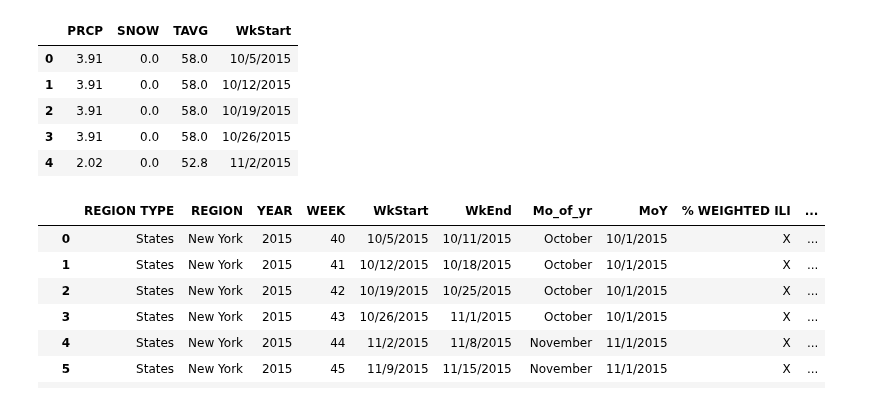
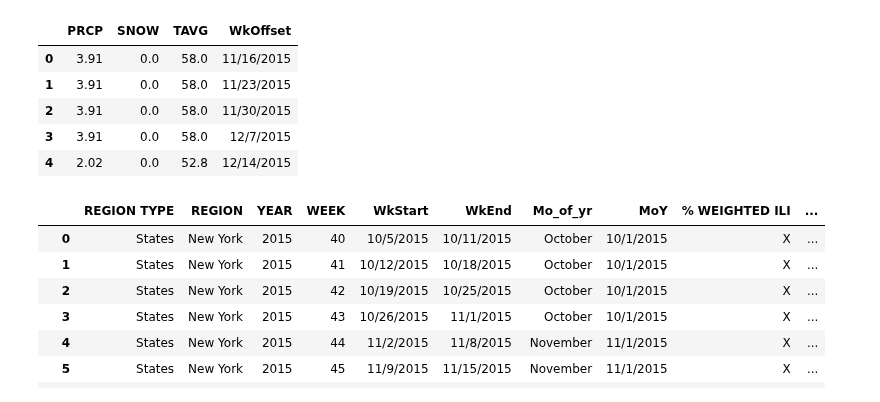
Before and after one commit to giolee88/FluTracker, a Jupyter notebook: Code/incident_vs_weather_2.ipynb, the cells around one changed output. Drawn from its saved outputs; the diff is of its cells as text; code cells hidden in the pictures.

Commit message:
scatter offset

```diff
--- a/Code/incident_vs_weather.ipynb
+++ b/Code/incident_vs_weather_2.ipynb
@@ -35,15 +35,17 @@ weather_file_df
 # %%
 # organized_df = training_data[["Name","Trainer","Weight","Membership(Days)"]]
 # organized_df.head()
 weath_summ_df = weather_file_df[["PRCP", "SNOW", "TAVG", "WkStart"]]
 weath_summ_df.head()
+weath_summ_off_df = weather_file_df[["PRCP", "SNOW", "TAVG", "WkOffset"]]
+weath_summ_off_df.head()
 # %% [output]
-|  | PRCP | SNOW | TAVG | WkStart |
-| 0 | 3.91 | 0.0 | 58.0 | 10/5/2015 |
-| 1 | 3.91 | 0.0 | 58.0 | 10/12/2015 |
-| 2 | 3.91 | 0.0 | 58.0 | 10/19/2015 |
-| 3 | 3.91 | 0.0 | 58.0 | 10/26/2015 |
-| 4 | 2.02 | 0.0 | 52.8 | 11/2/2015 |
+|  | PRCP | SNOW | TAVG | WkOffset |
+| 0 | 3.91 | 0.0 | 58.0 | 11/16/2015 |
+| 1 | 3.91 | 0.0 | 58.0 | 11/23/2015 |
+| 2 | 3.91 | 0.0 | 58.0 | 11/30/2015 |
+| 3 | 3.91 | 0.0 | 58.0 | 12/7/2015 |
+| 4 | 2.02 | 0.0 | 52.8 | 12/14/2015 |
 # %%
 incident_file_df = pd.read_csv(flu_incident_file, encoding = "ISO-8859-1")
 # %%
```
Also changed, not shown: parts of 7 cells of this notebook, 10 other files.
